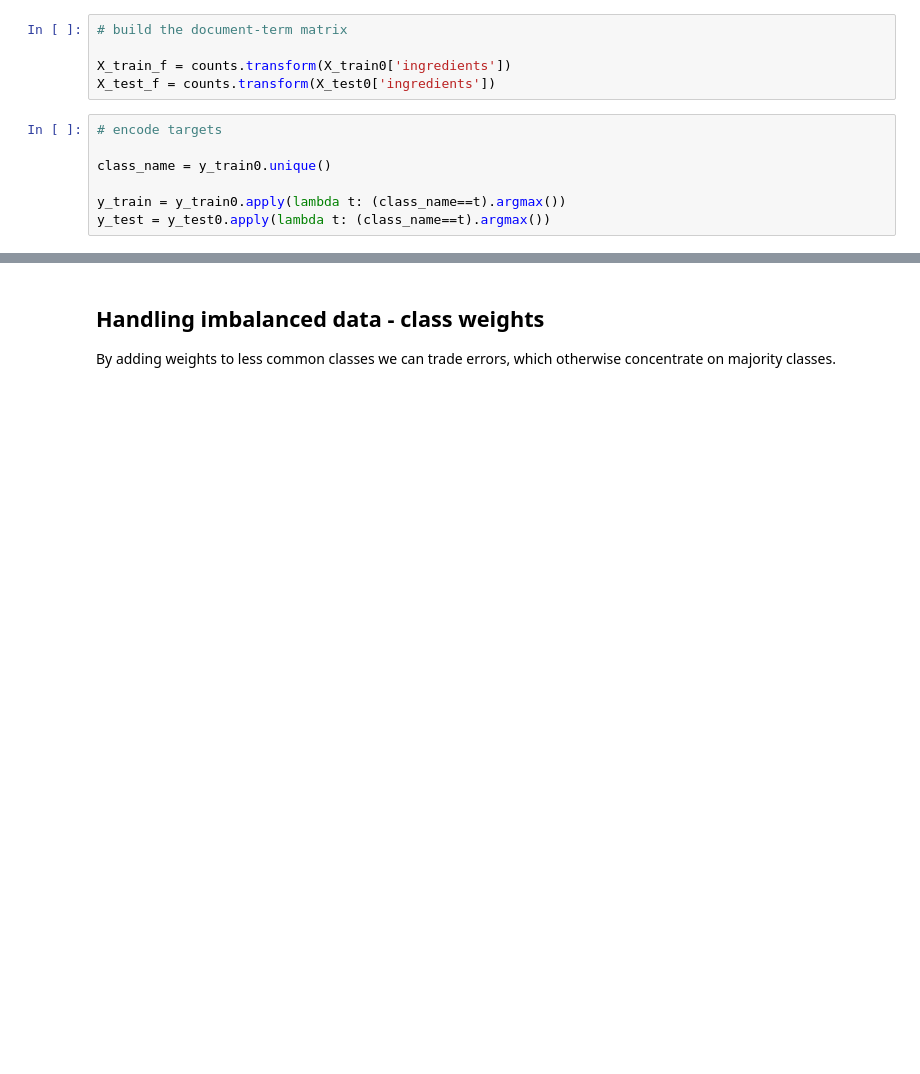
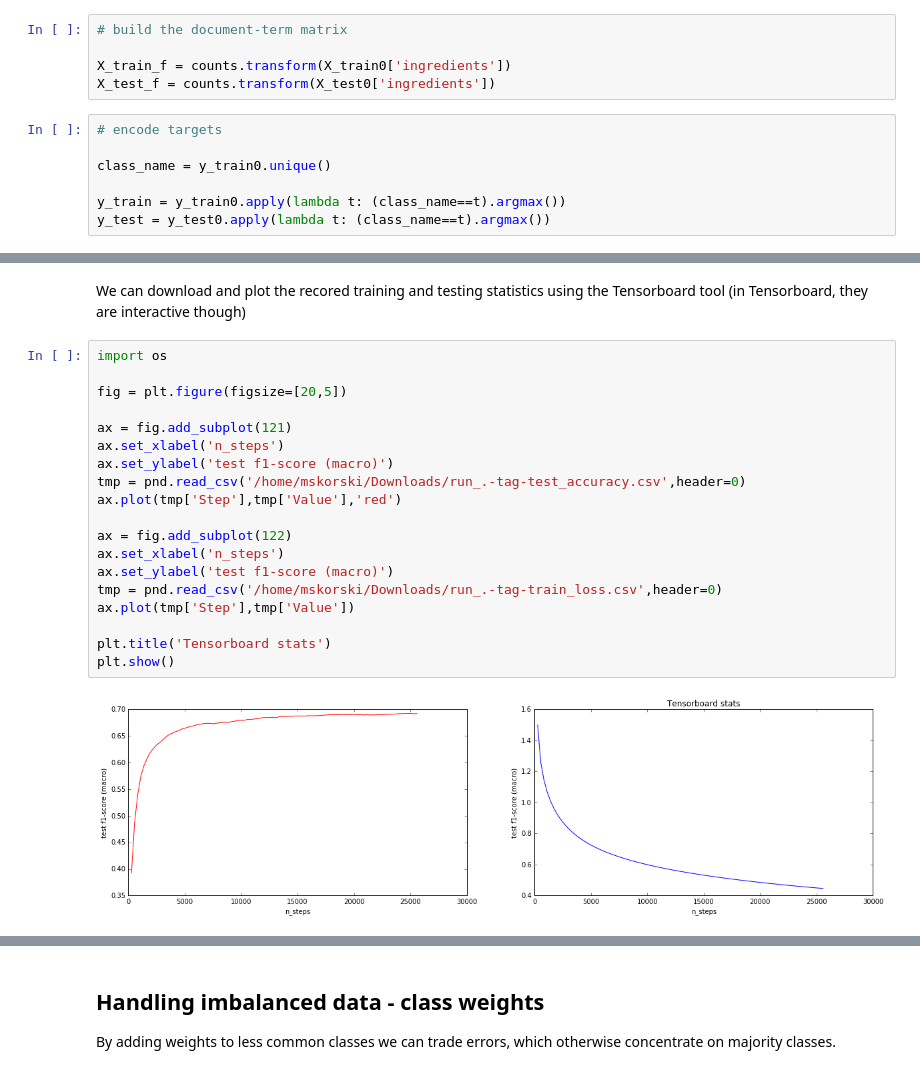
Before and after one commit to maciejskorski/WhatsCooking, a Jupyter notebook: Cooking.ipynb, the cells around one changed output, grey strips where cells are left out. Saved outputs shown, nothing was run; the diff lists cells and outputs as text; blank space fills up the shorter version.

```diff
--- a/Cooking.ipynb
+++ b/Cooking.ipynb
@@ -205,3 +245,26 @@ F1-score (macro-averaged)=0.6905714599408811
+# %% [markdown]
+We can download and plot the recored training and testing statistics using the Tensorboard tool (in Tensorboard, they are interactive though)
+# %%
+import os
+
+fig = plt.figure(figsize=[20,5])
+
+ax = fig.add_subplot(121)
+ax.set_xlabel('n_steps')
+ax.set_ylabel('test f1-score (macro)')
+tmp = pnd.read_csv('/home/mskorski/Downloads/run_.-tag-test_accuracy.csv',header=0)
+ax.plot(tmp['Step'],tmp['Value'],'red')
+
+ax = fig.add_subplot(122)
+ax.set_xlabel('n_steps')
+ax.set_ylabel('test f1-score (macro)')
+tmp = pnd.read_csv('/home/mskorski/Downloads/run_.-tag-train_loss.csv',header=0)
+ax.plot(tmp['Step'],tmp['Value'])
+
+plt.title('Tensorboard stats')
+plt.show()
+# %% [output]
+[figure, added]
 # %%
 def report_confusion():
     tmp = np.float32( metrics.confusion_matrix(y_test, y_pred))
```
Also changed, not shown: parts of 15 cells of this notebook.
